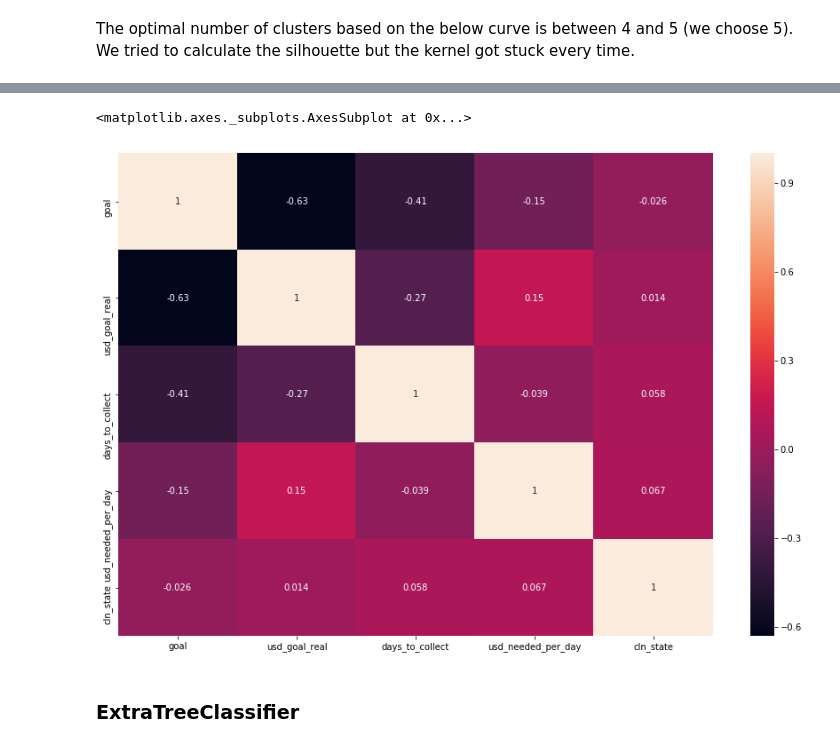
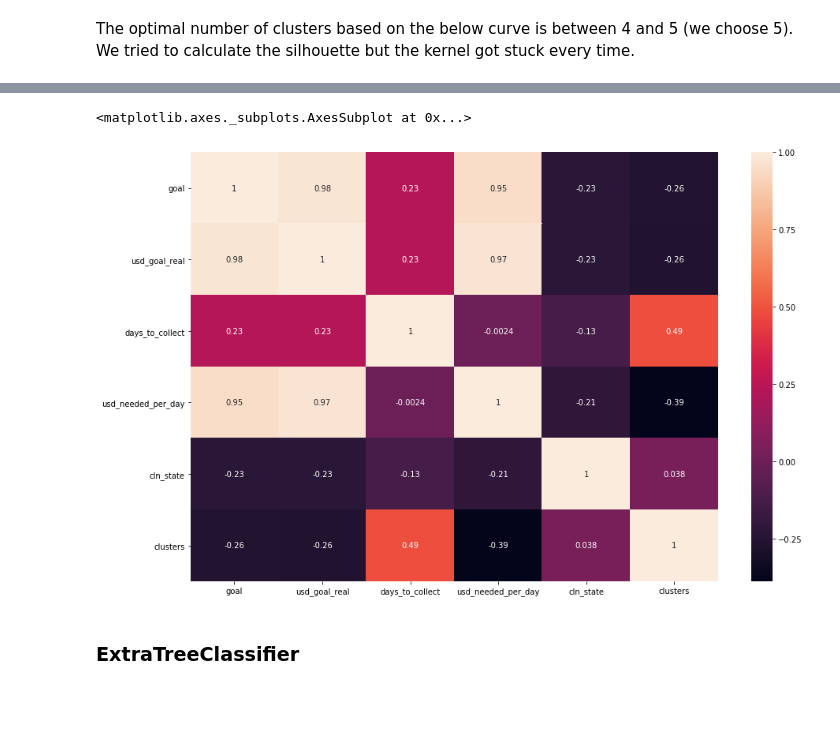
Before and after one commit to mahmoudMBA/CDA, a Jupyter notebook: Kickstarter.ipynb, the cells around one changed output, grey strips where cells are left out. Drawn from its saved outputs; the diff is of its cells as text; code cells hidden in the pictures; blank space fills up the shorter version.

```diff
--- a/Kickstarter.ipynb
+++ b/Kickstarter.ipynb
@@ -319,4 +342,4 @@ df = df.drop(columns=['name',
 # %%
 cols = df.select_dtypes([np.number]).drop(columns = 'cln_state').columns
-# %%
-df[cols] = pd.DataFrame(normalize(df[cols]), columns = df[cols].columns, index=df.index)
+# %%
+trans = PowerTransformer().fit_transform(X = df[cols])
@@ -328,0 +375,2 @@ sns.heatmap(df[np.append(cols.values, 'cln_state')].corr(), annot=True)
+# %%
+df[cols] = trans
@@ -386,10 +452,10 @@ plot_elbow_curve(cls, df_dum[cols_dum].drop(columns = 'cln_state'), cluster_rang
 df_dum['clusters'] = clusters
 # %%
 plt.subplots(figsize=(15,10))
-sns.heatmap(df[np.append(cols.values, 'cln_state')].corr(), annot=True)
+sns.heatmap(df_dum[np.append(np.append(cols.values, 'cln_state'), 'clusters')].corr(), annot=True)
 # %% [output]
 <matplotlib.axes._subplots.AxesSubplot at 0x...>
-[figure, old version]
+[figure, new version]
 # %% [markdown]
 ### ExtraTreeClassifier
 # %%
```
Also changed, not shown: parts of 44 cells of this notebook.
